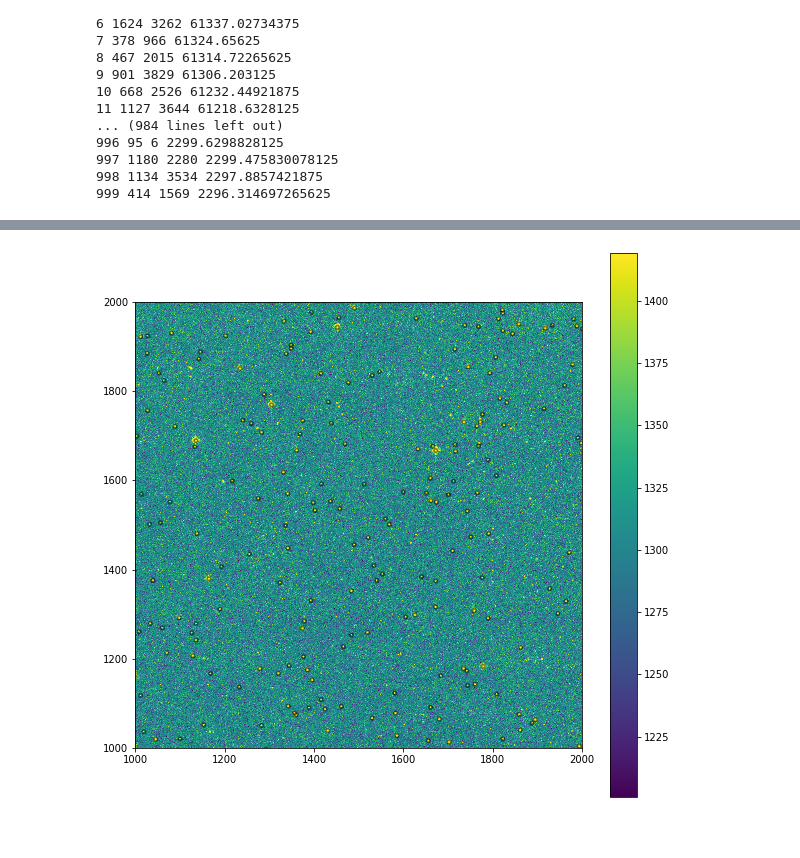
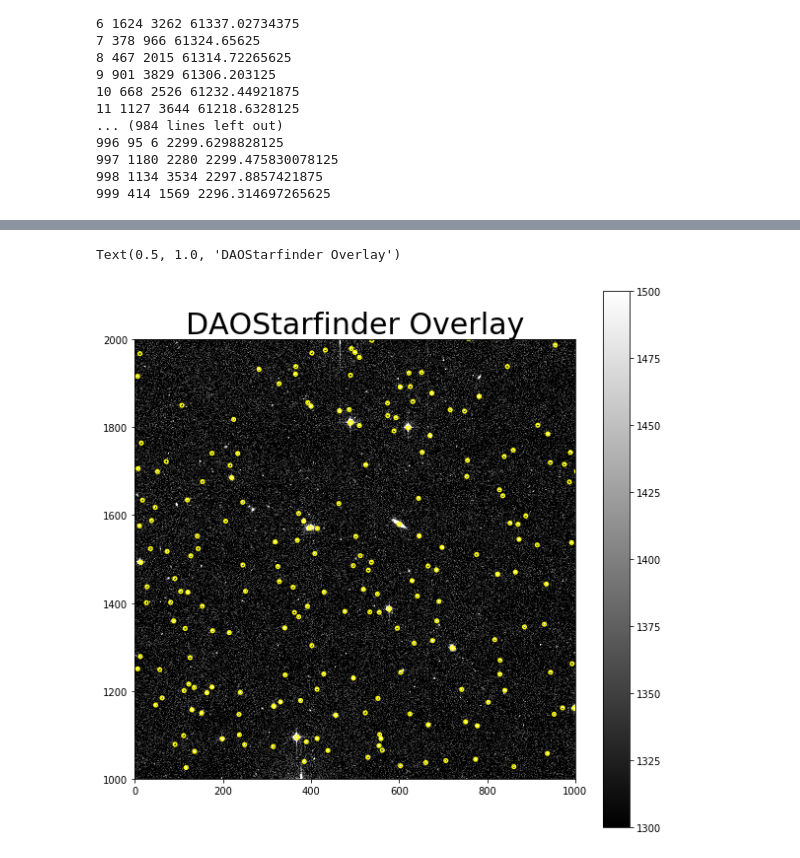
Before and after one commit to lockepatton/ASTR100-2020, a Jupyter notebook: Students/AlexanderMcPike/HW2_McPike.ipynb, the cells around one changed output, grey strips where cells are left out. Saved outputs shown, nothing was run; the diff lists cells and outputs as text; code cells hidden in the pictures; blank space fills up the shorter version.

```diff
--- a/Students/AlexanderMcPike/HW2_McPike.ipynb
+++ b/Students/AlexanderMcPike/HW2_McPike.ipynb
@@ -353,9 +293,12 @@ QTable length=1655
 # %%
 plt.figure(figsize=(10,10))
-plt.imshow(exampleData, vmin=median-.1*sigma, vmax=median+.1*sigma, cmap='viridis', origin='lower')
+#plt.imshow(exampleData, vmin=median-.1*sigma, vmax=median+.1*sigma, origin='lower', cmap='gray')
+plt.imshow(exampleData, vmin=1300 ,vmax=1500, cmap='gray')
 plt.colorbar()
-plt.xlim(1000,2000)
+plt.xlim(0,1000)
 plt.ylim(1000,2000)
-apertures.plot(color='black', lw=1.5, alpha=0.5)
+apertures.plot(color='yellow', lw=1.5)
+plt.title('DAOStarfinder Overlay', fontsize=30)
 # %% [output]
+Text(0.5, 1.0, 'DAOStarfinder Overlay')
-[figure, old version]
+[figure, new version]
```
Also changed, not shown: parts of 18 cells of this notebook.
